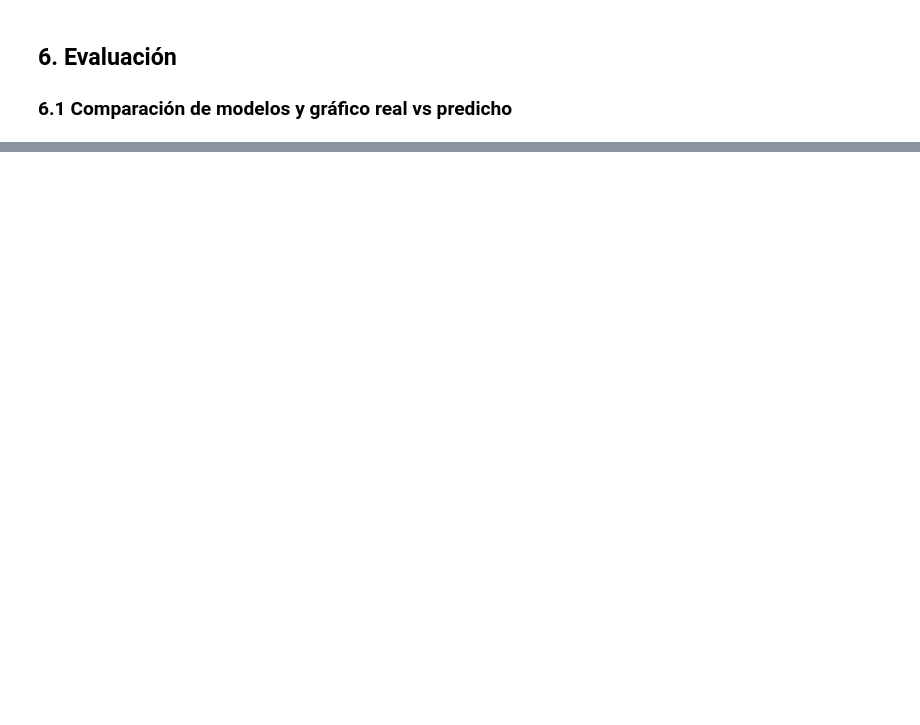
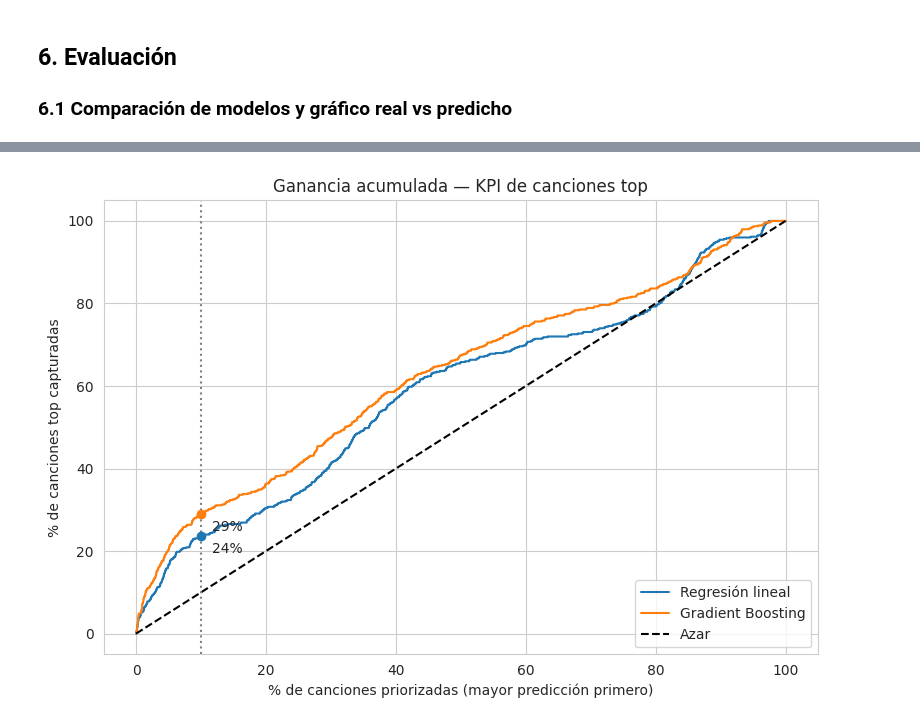
Before and after one commit to gabrielcaroca/ev1_machine_learning, a Jupyter notebook: notebooks/03_modelado.ipynb, the cells around one changed output, grey strips where cells are left out. Drawn from its saved outputs; the diff is of its cells as text; code cells hidden in the pictures; blank space fills up the shorter version.

```diff
--- a/notebooks/03_modelado.ipynb
+++ b/notebooks/03_modelado.ipynb
@@ -200,0 +335,26 @@ Gradient Boosting: al priorizar el 10% con mayor predicción se captura 32.3% de
+# %%
+# Ganancia acumulada: si se promociona el X% de canciones con mayor predicción, ¿qué % de las top se captura?
+def ganancia_acumulada(pred):
+    orden = np.argsort(pred)[::-1]
+    acum = np.cumsum(real_top.values[orden]) / real_top.sum()
+    x = np.arange(1, len(pred) + 1) / len(pred)
+    return x, acum
+
+plt.figure(figsize=(8, 5.5))
+for nombre, pred in modelos_pred.items():
+    x, acum = ganancia_acumulada(pred)
+    plt.plot(x * 100, acum * 100, label=nombre)
+    k = int(len(x) * 0.10)
+    plt.scatter([10], [acum[k] * 100], zorder=5)
+    plt.annotate(f'{acum[k]:.0%}', (10, acum[k] * 100), textcoords='offset points', xytext=(8, -12))
+plt.plot([0, 100], [0, 100], 'k--', label='Azar')
+plt.axvline(10, color='gray', linestyle=':')
+plt.xlabel('% de canciones priorizadas (mayor predicción primero)')
+plt.ylabel('% de canciones top capturadas')
+plt.title('Ganancia acumulada — KPI de canciones top')
+plt.legend(loc='lower right')
+plt.tight_layout()
+plt.savefig('../images/ganancia_acumulada.png', dpi=100)
+plt.show()
+# %% [output]
+[figure, added]
```
Also changed, not shown: parts of 44 cells of this notebook, 17 other files.
